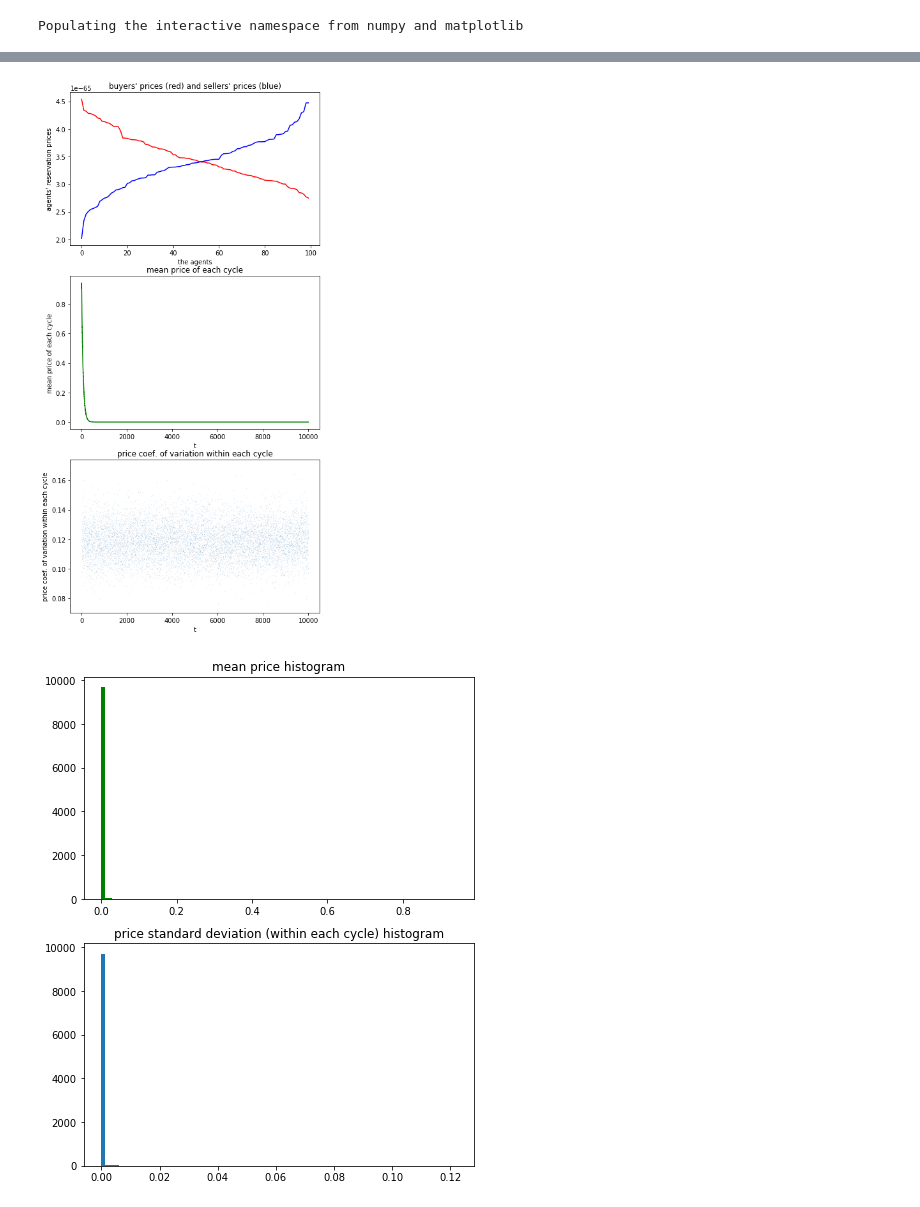
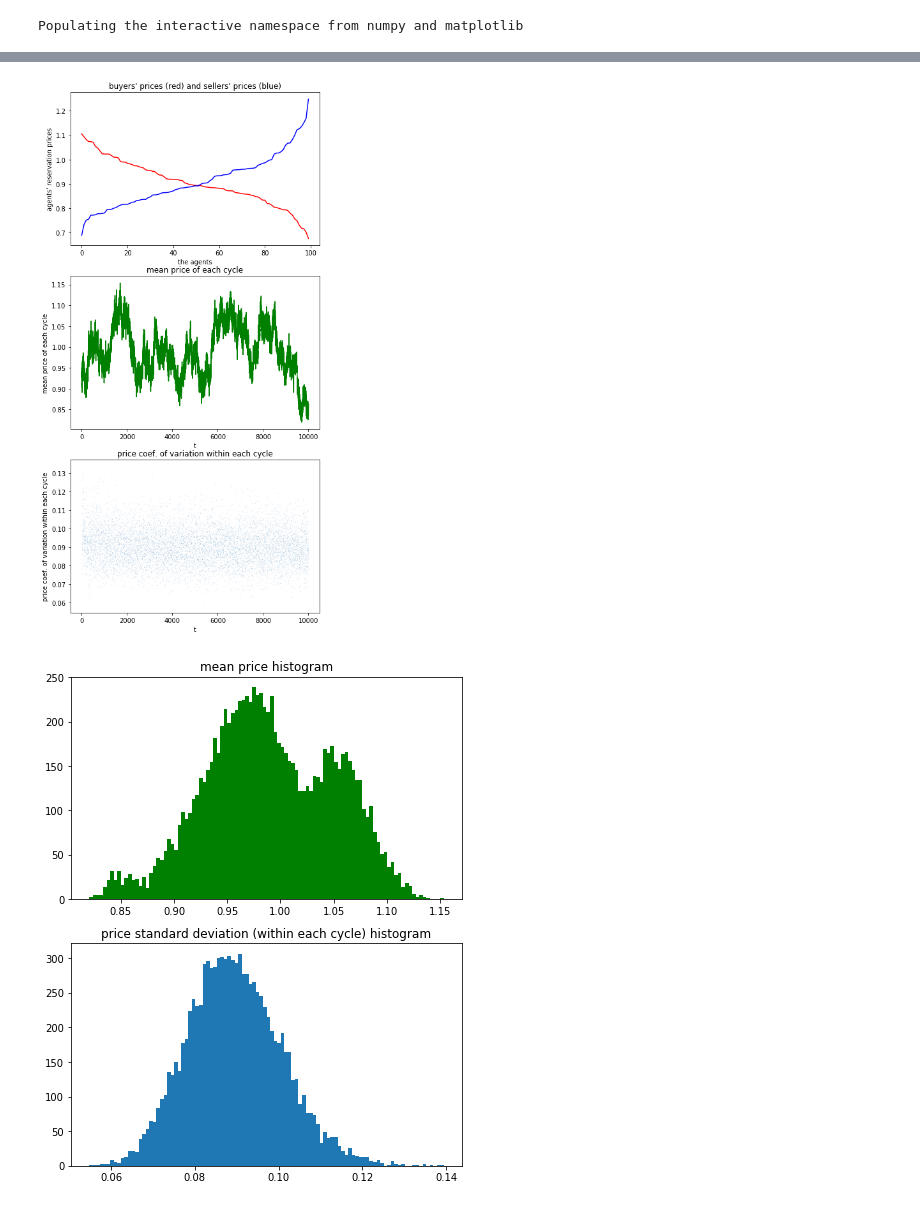
Before and after one commit to terna/microHayekianMarket, a Jupyter notebook: microCorruptedHayekianMarket.ipynb, the cells around one changed output, grey strips where cells are left out. Cells and saved outputs as stored; diff of their text form; code cells hidden in the pictures.

```diff
--- a/microCorruptedHayekianMarket.ipynb
+++ b/microCorruptedHayekianMarket.ipynb
@@ -135,7 +135,7 @@ for t in range(1,nCycles+1):
             buyerPriceList[i][0] *=1/(1+np.random.uniform(0,d1))
             buyerPriceList[i][1] -=1 # success
             sellerPriceList[j][0]*=1+np.random.uniform(0,d2)
-            sellerPriceList[j][1]+=1 # success
+            sellerPriceList[j][1]-=1 # success
         else:
             buyerPriceList[i][0] *=1+np.random.uniform(0,d1)
             buyerPriceList[i][1] +=1 # failure
@@ -146,10 +146,10 @@ for t in range(1,nCycles+1):
 
         if buyerPriceList[i][1]  > buyerThreshold:
             buyerPriceList[i][0] *=1+np.random.uniform(0,d1overT)
-            buyerPriceList[i][1] =0
+            buyerPriceList[i][1] -=1 #=0
         if sellerPriceList[j][1] > sellerThreshold:
             sellerPriceList[j][0]*=1/(1+np.random.uniform(0,d2overT))
-            sellerPriceList[j][1]=0
+            sellerPriceList[j][1]-=1 #=0
 
 
     if len(dealPrices) > 2:
@@ -191,34 +191,34 @@ for t in range(1,nCycles+1):
         coefOfVariation=[]
         for m in range(len(meanPriceStDev_ts)):
             coefOfVariation.append(meanPriceStDev_ts[m]/
                                    meanPrice_ts[m])
         plt.plot(coefOfVariation,".",markersize=0.1)
         xlabel("t")
         ylabel("price coef. of variation within each cycle")
         #time.sleep(0.1)
 
 # hist crashes with NaN
 meanPrice_ts_hist=[]
 for k in range(len(meanPrice_ts)):
     if not math.isnan(meanPrice_ts[k]):
         meanPrice_ts_hist.append(meanPrice_ts[k])
 meanPriceStDev_ts_hist=[]
 for k in range(len(meanPriceStDev_ts)):
     if not math.isnan(meanPriceStDev_ts[k]):
         meanPriceStDev_ts_hist.append(meanPriceStDev_ts[k])
 plt.figure(2,figsize=(7,9))
 plt.subplot(211)
 if meanPrice_ts_hist != []:
     plt.title("mean price histogram")
     plt.hist(meanPrice_ts_hist,100,color="g");
 plt.subplot(212)
 if meanPriceStDev_ts_hist != []:
     plt.title("price standard deviation (within each cycle) histogram")
     plt.hist(meanPriceStDev_ts_hist,100);
 # %% [output]
 [interactive output not drawn]
 [figure]
-[figure, old version]
+[figure, new version]
-[figure, old version]
+[figure, new version]
 # %%
 list(zip(*sorted(buyerPriceList, reverse=True)))[1]
```
Also changed, not shown: parts of 1 cell of this notebook.
